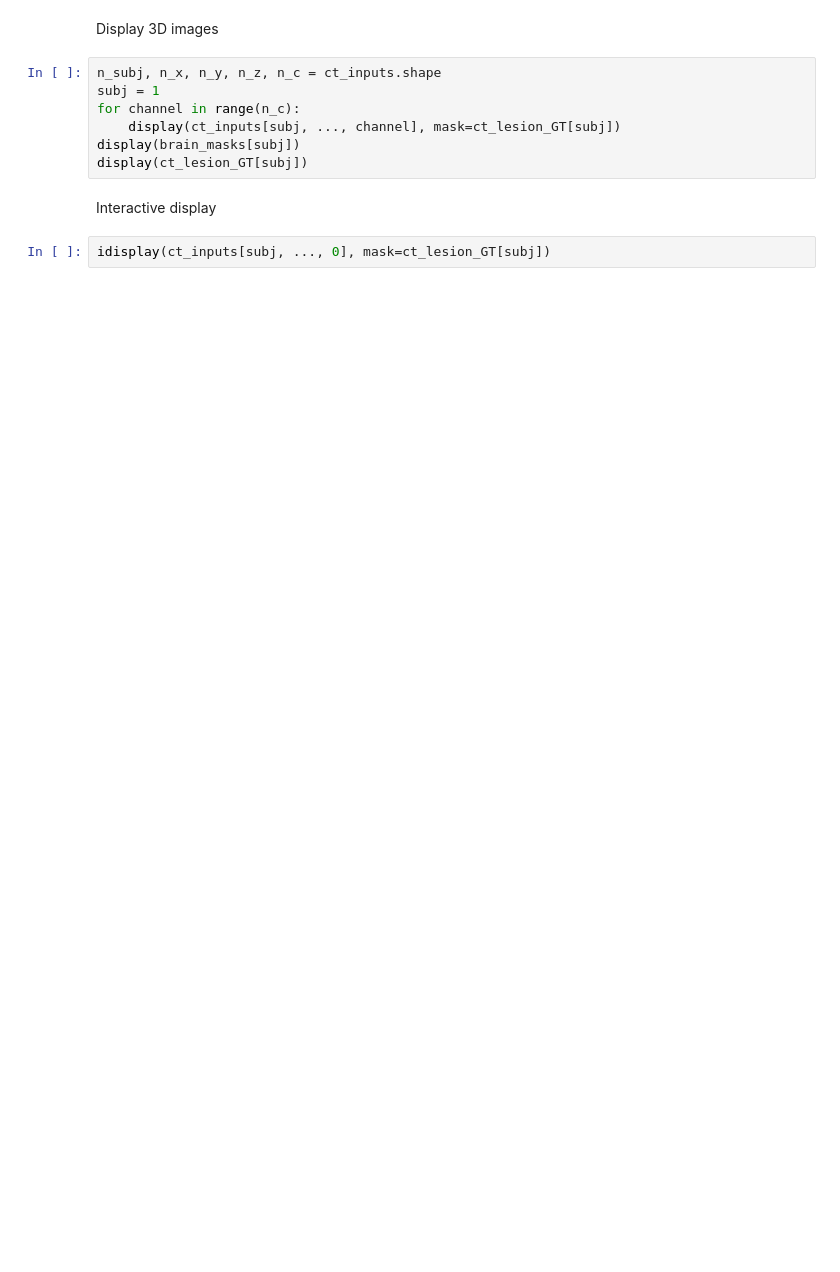
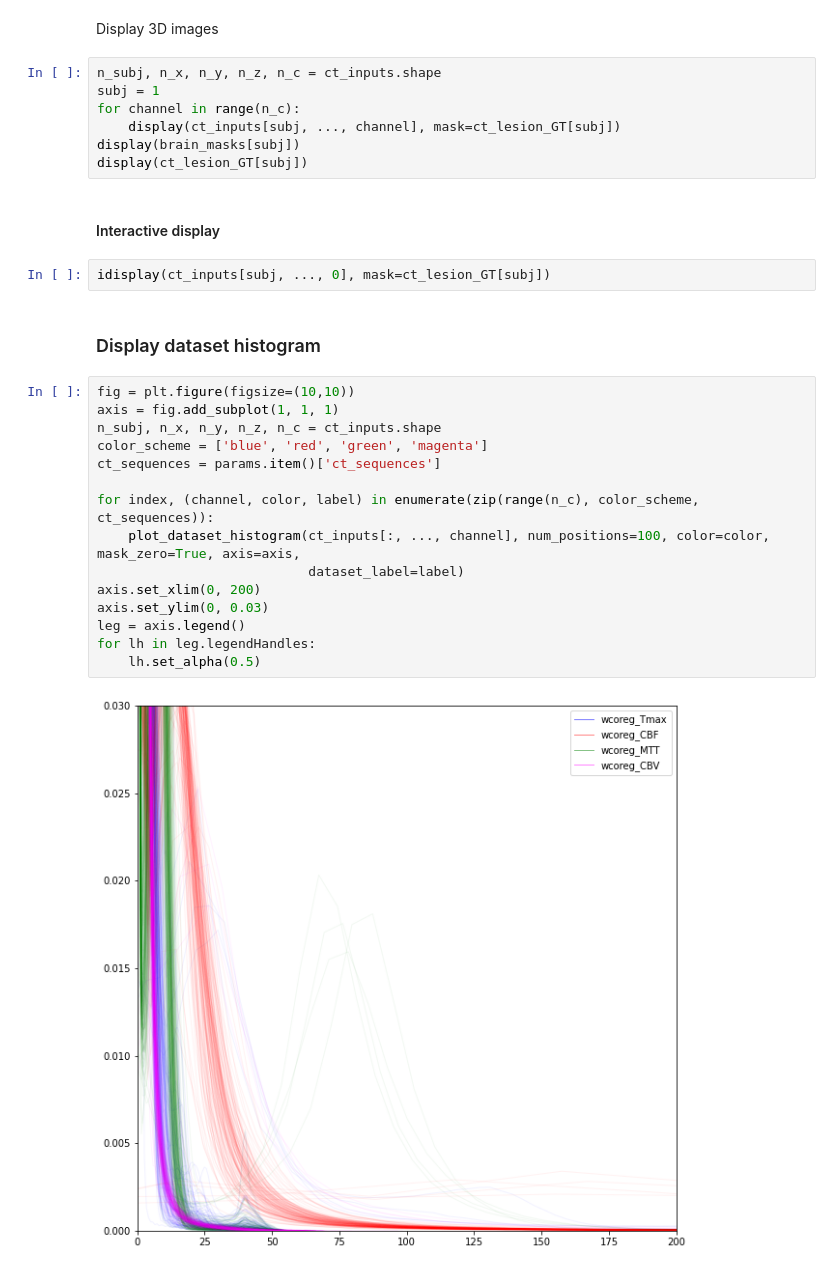
Before and after one commit to JulianKlug/Geneva-Stroke-Preprocessing, a Jupyter notebook: examples/Load_and_display.ipynb, the cells around one changed output. Drawn from its saved outputs; the diff is of its cells as text; blank space fills up the shorter version.

Commit message:
Added a new dataset histogram display function in a single image

```diff
--- a/examples/Load_and_display.ipynb
+++ b/examples/Load_and_display.ipynb
@@ -29,7 +38,26 @@ for channel in range(n_c):
     display(ct_inputs[subj, ..., channel], mask=ct_lesion_GT[subj])
 display(brain_masks[subj])
 display(ct_lesion_GT[subj])
-# %% [markdown]
-Interactive display
+# %% [markdown]
+#### Interactive display
 # %%
 idisplay(ct_inputs[subj, ..., 0], mask=ct_lesion_GT[subj])
+# %% [markdown]
+### Display dataset histogram
+# %%
+fig = plt.figure(figsize=(10,10))
+axis = fig.add_subplot(1, 1, 1)
+n_subj, n_x, n_y, n_z, n_c = ct_inputs.shape
+color_scheme = ['blue', 'red', 'green', 'magenta']
+ct_sequences = params.item()['ct_sequences']
+
+for index, (channel, color, label) in enumerate(zip(range(n_c), color_scheme, ct_sequences)):
+    plot_dataset_histogram(ct_inputs[:, ..., channel], num_positions=100, color=color, mask_zero=True, axis=axis,
+                           dataset_label=label)
+axis.set_xlim(0, 200)
+axis.set_ylim(0, 0.03)
+leg = axis.legend()
+for lh in leg.legendHandles:
+    lh.set_alpha(0.5)
+# %% [output]
+[figure, added]
```
Also changed, not shown: parts of 2 cells of this notebook, 1 other file.
